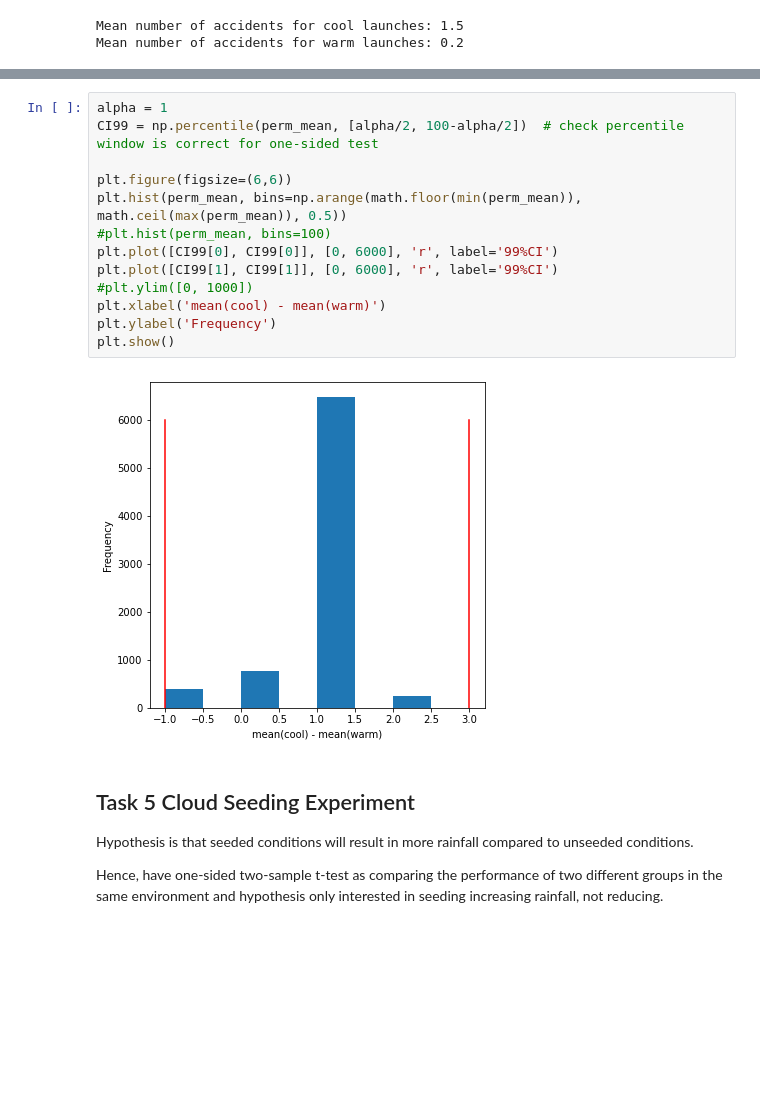
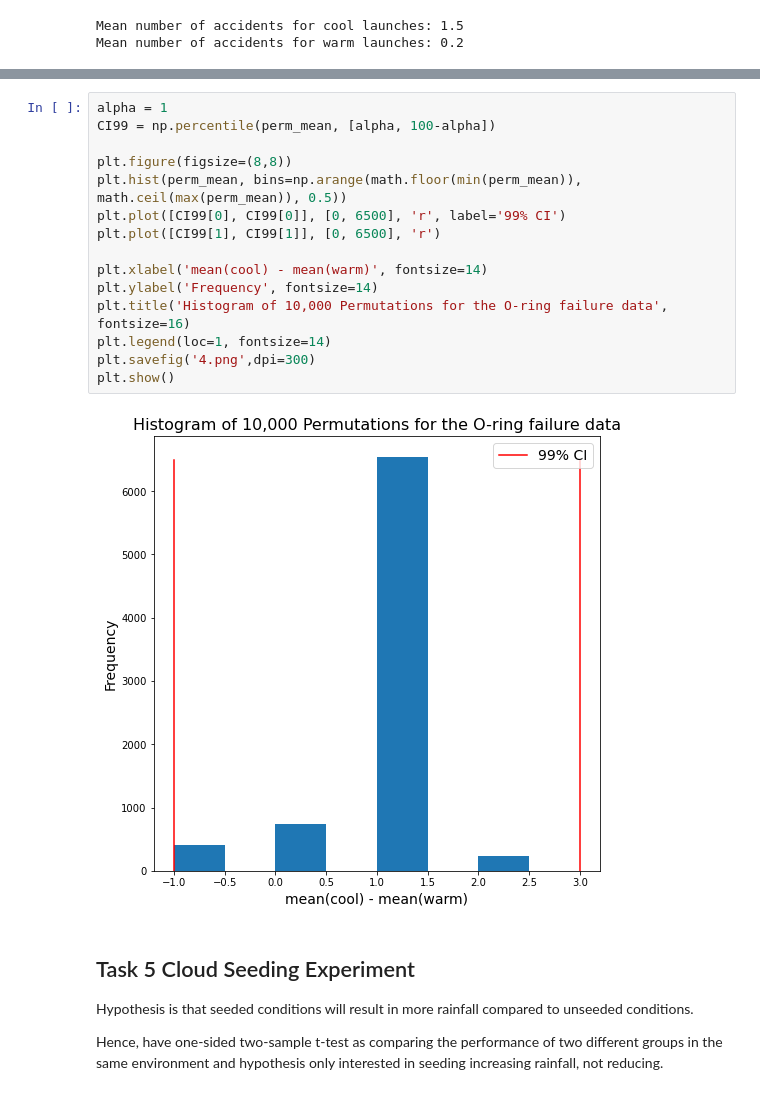
Before and after one commit to robertstrong10/EAT_GP01, a Jupyter notebook: GP01_Assignment1_RS.ipynb, the cells around one changed output, grey strips where cells are left out. Drawn from its saved outputs; the diff is of its cells as text; blank space fills up the shorter version.

```diff
--- a/GP01_Assignment1_RS.ipynb
+++ b/GP01_Assignment1_RS.ipynb
@@ -714,18 +715,20 @@ print(perm_mean)
 # %%
 alpha = 1
-CI99 = np.percentile(perm_mean, [alpha/2, 100-alpha/2])  # check percentile window is correct for one-sided test
+CI99 = np.percentile(perm_mean, [alpha, 100-alpha])
 
-plt.figure(figsize=(6,6))
+plt.figure(figsize=(8,8))
 plt.hist(perm_mean, bins=np.arange(math.floor(min(perm_mean)), math.ceil(max(perm_mean)), 0.5))
-#plt.hist(perm_mean, bins=100)
-plt.plot([CI99[0], CI99[0]], [0, 6000], 'r', label='99%CI')
-plt.plot([CI99[1], CI99[1]], [0, 6000], 'r', label='99%CI')
-#plt.ylim([0, 1000])
-plt.xlabel('mean(cool) - mean(warm)')
-plt.ylabel('Frequency')
+plt.plot([CI99[0], CI99[0]], [0, 6500], 'r', label='99% CI')
+plt.plot([CI99[1], CI99[1]], [0, 6500], 'r')
+
+plt.xlabel('mean(cool) - mean(warm)', fontsize=14)
+plt.ylabel('Frequency', fontsize=14)
+plt.title('Histogram of 10,000 Permutations for the O-ring failure data', fontsize=16)
+plt.legend(loc=1, fontsize=14)
+plt.savefig('4.png',dpi=300)
 plt.show()
 # %% [output]
-[figure, old version]
+[figure, new version]
 # %% [markdown]
 ## Task 5 Cloud Seeding Experiment
 Hypothesis is that seeded conditions will result in more rainfall compared to unseeded conditions.
```
Also changed, not shown: parts of 10 cells of this notebook, 2 other files.
